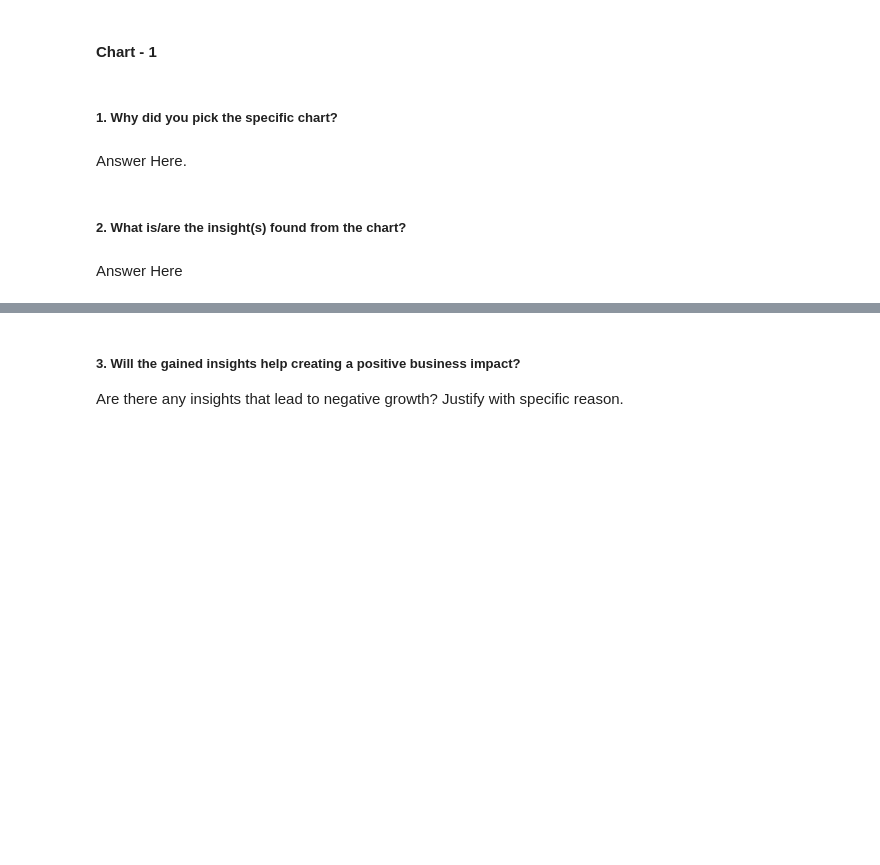
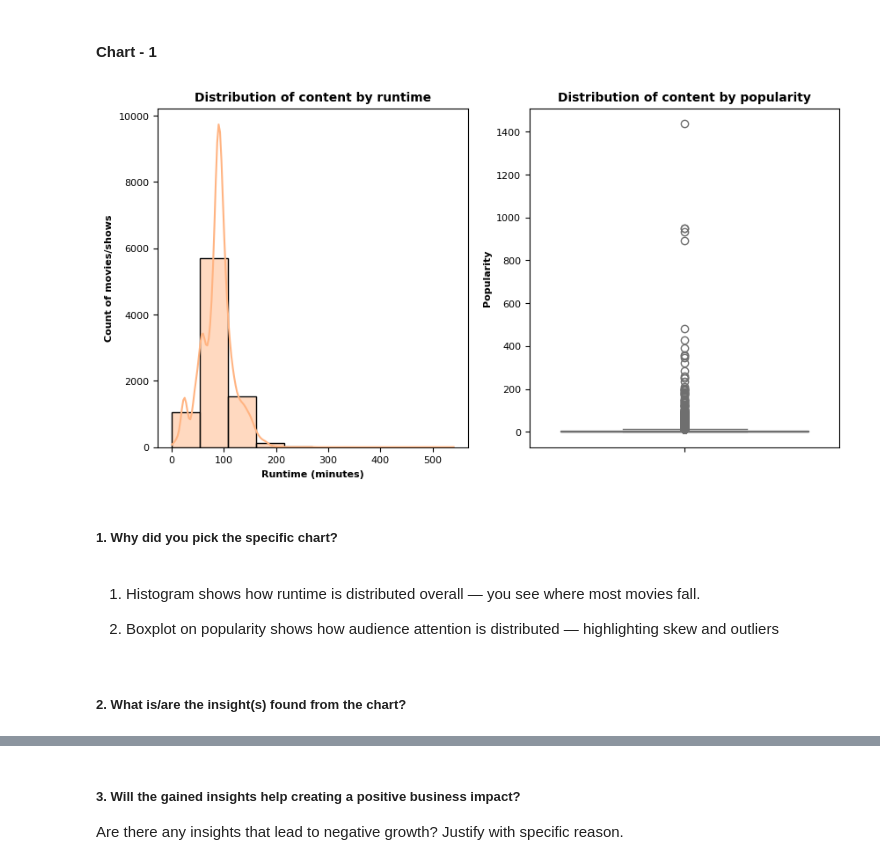
Before and after one commit to Giraj12/EDA--Capstone-Project, a Jupyter notebook: Amazon_Shows_EDA_.ipynb, the cells around one changed output, grey strips where cells are left out. Saved outputs shown, nothing was run; the diff lists cells and outputs as text; code cells hidden in the pictures; blank space fills up the shorter version.

```diff
--- a/Amazon_Shows_EDA_.ipynb
+++ b/Amazon_Shows_EDA_.ipynb
@@ -767,3 +870,7 @@ df.head()
+# %%
+# final data
+# df.to_csv("/content/drive/MyDrive/cleaned_data.csv", index=False)
+df=pd.read_csv("/content/drive/MyDrive/cleaned_data.csv")
 # %% [markdown]
 ### What all manipulations have you done and insights you found?
 # %% [markdown]
@@ -802,8 +909,35 @@ df.head()
+# %%
+# Chart - 1 visualization code
+# Distribution of content based on runtime and popularity.
+
+# Dataset contain information about same movie/show in different rows (actors, directors)
+# we need to keep rows with unique movie in order to get the correct distribution
+df_unique=df.drop_duplicates(subset='id')
+fig,ax=plt.subplots(1,2, figsize=(10,5))
+# runtime
+sns.histplot(data=df_unique, x='runtime', bins=10, kde=True, color=sns.color_palette('pastel')[1],ax=ax[0])
+ax[0].set_title("Distribution of content by runtime", fontdict={'fontsize': 10, 'fontweight': 'bold'})
+ax[0].set_xlabel('Runtime (minutes)', fontdict={'fontsize': 8, 'fontweight': 'bold'})
+ax[0].set_ylabel('Count of movies/shows', fontdict={'fontsize': 8, 'fontweight': 'bold'})
+ax[0].tick_params(axis='x', labelsize=8)
+ax[0].tick_params(axis='y', labelsize=8)
+
+# popularity
+sns.boxplot(data=df_unique, y='tmdb_popularity', ax=ax[1], color=sns.color_palette('pastel')[2])
+
+ax[1].set_title("Distribution of content by popularity", fontdict={'fontsize': 10, 'fontweight': 'bold'})
+ax[1].set_ylabel('Popularity', fontdict={'fontsize': 8, 'fontweight': 'bold'})
+ax[1].tick_params(axis='x', labelsize=8)
+ax[1].tick_params(axis='y', labelsize=8)
+
+plt.show()
+# %% [output]
+[figure, added]
 # %% [markdown]
 ##### 1. Why did you pick the specific chart?
-# %% [markdown]
-Answer Here.
+# %% [markdown]
+1. Histogram shows how runtime is distributed overall — you see where most movies fall.
+
+2. Boxplot on popularity shows how audience attention is distributed — highlighting skew and outliers
 # %% [markdown]
 ##### 2. What is/are the insight(s) found from the chart?
-# %% [markdown]
-Answer Here
```
Also changed, not shown: parts of 49 cells of this notebook.
